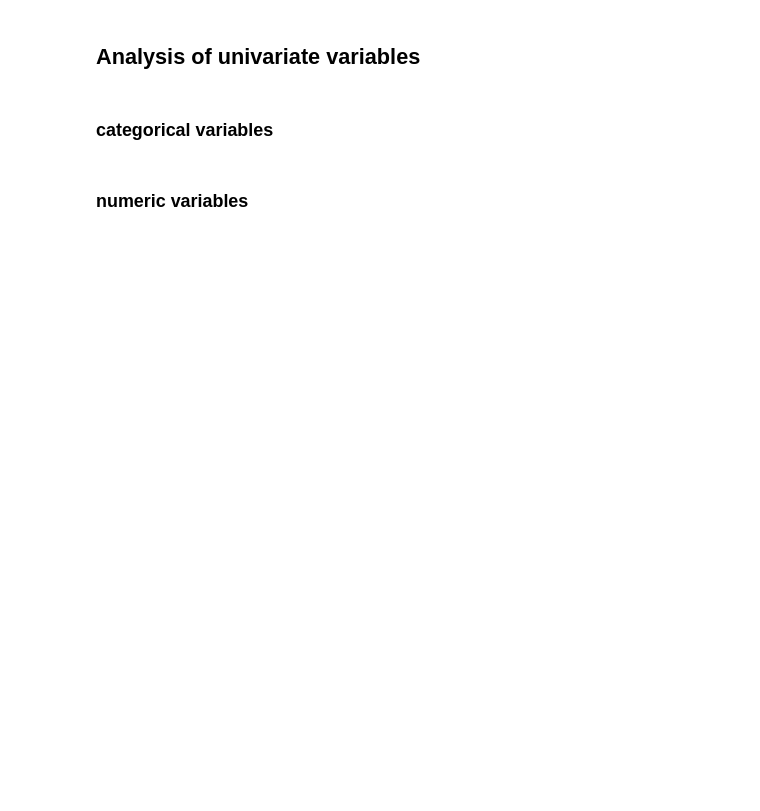
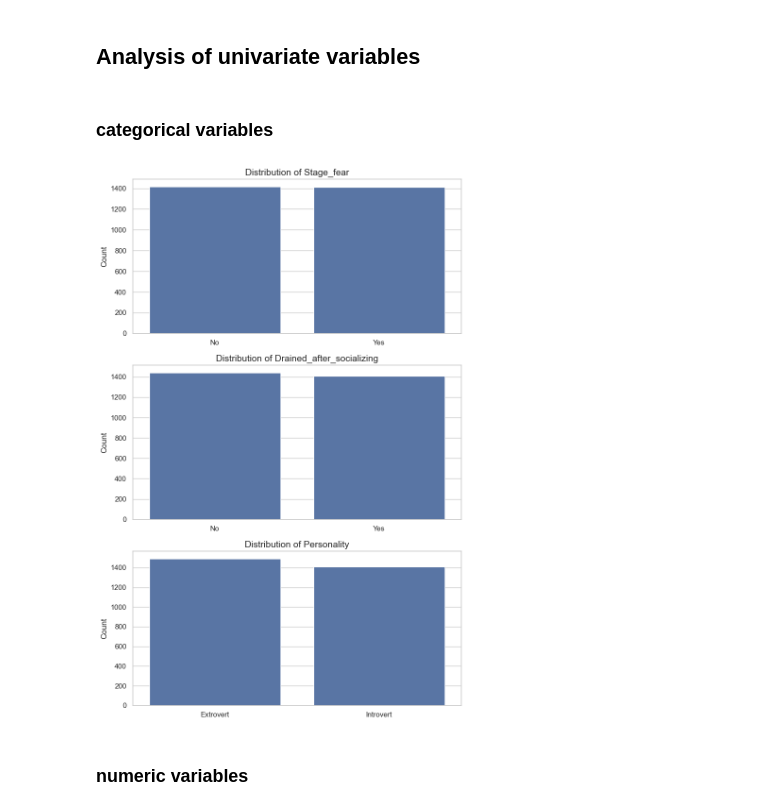
Before and after one commit to NWinocur/flask-render-self, a Jupyter notebook: src/explore.ipynb, the cells around one changed output. Cells and saved outputs as stored; diff of their text form; code cells hidden in the pictures; blank space fills up the shorter version.

Commit message:
Does enough EDA to get through univariate variable visualizations

```diff
--- a/src/explore.ipynb
+++ b/src/explore.ipynb
@@ -7,2 +6,7 @@
+# %%
+# Import dataset to start working with it
+import pandas as pd
+
+df = pd.read_csv("../data/raw/personality_dataset.csv", sep=",")
 # %% [markdown]
 ## Exploration and data cleaning
@@ -10,5 +76,29 @@
 ## Analysis of univariate variables
 # %% [markdown]
 ### categorical variables
+# %%
+import matplotlib.pyplot as plt
+import seaborn as sns
+
+# Set plot style
+sns.set(style='whitegrid')
+
+# List of categorical columns to visualize
+categorical_cols = ['Stage_fear', 'Drained_after_socializing', 'Personality']
+
+# Create separate subplots vertically to avoid layout issues
+fig, axes = plt.subplots(nrows=len(categorical_cols), ncols=1, figsize=(8, 12))
+
+for ax, col in zip(axes, categorical_cols):
+    sns.countplot(data=df, x=col, ax=ax, )
+    ax.set_title(f'Distribution of {col}', fontsize=14)
+    ax.set_xlabel('')
+    ax.set_ylabel('Count')
+    ax.tick_params(axis='x', rotation=0)
+
+plt.tight_layout()
+plt.show()
+# %% [output]
+[figure, added]
 # %% [markdown]
 ### numeric variables
```
Also changed, not shown: parts of 8 cells of this notebook.
